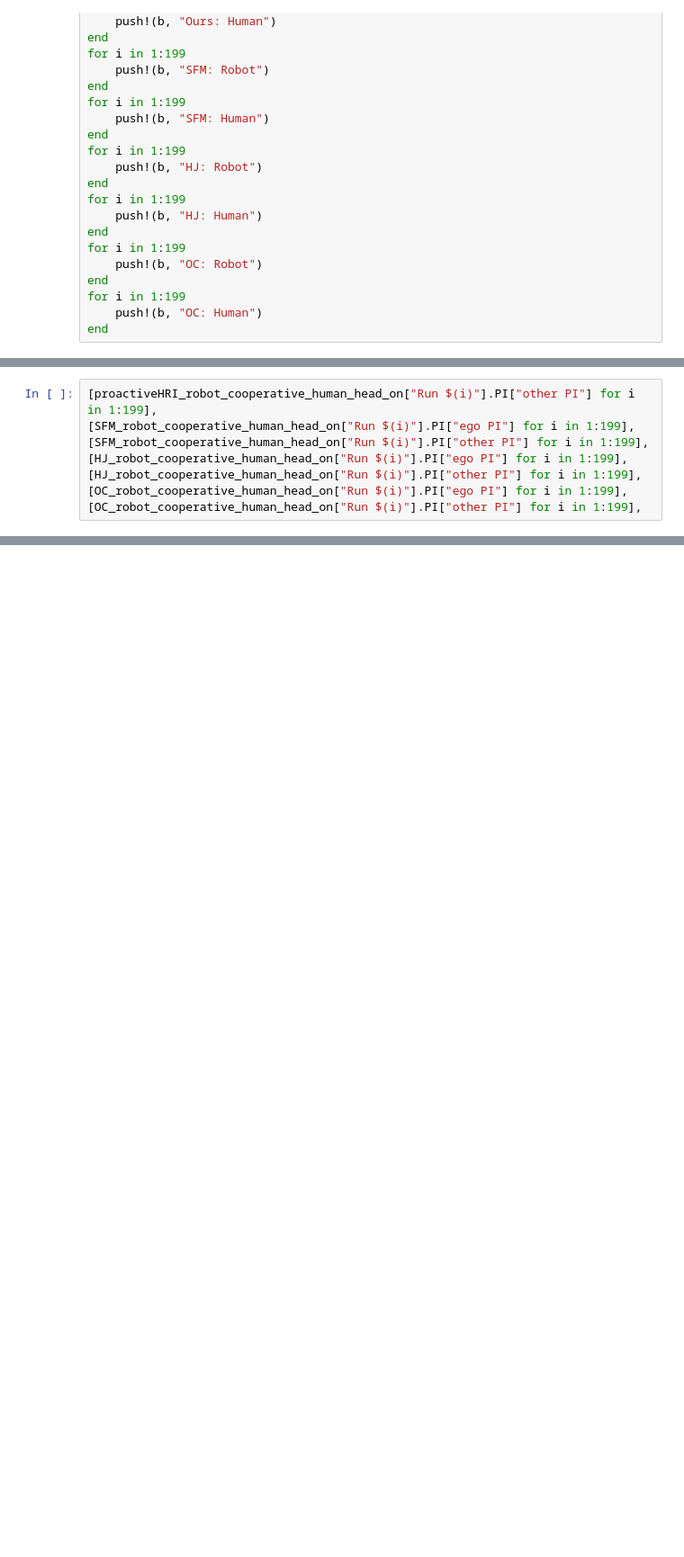
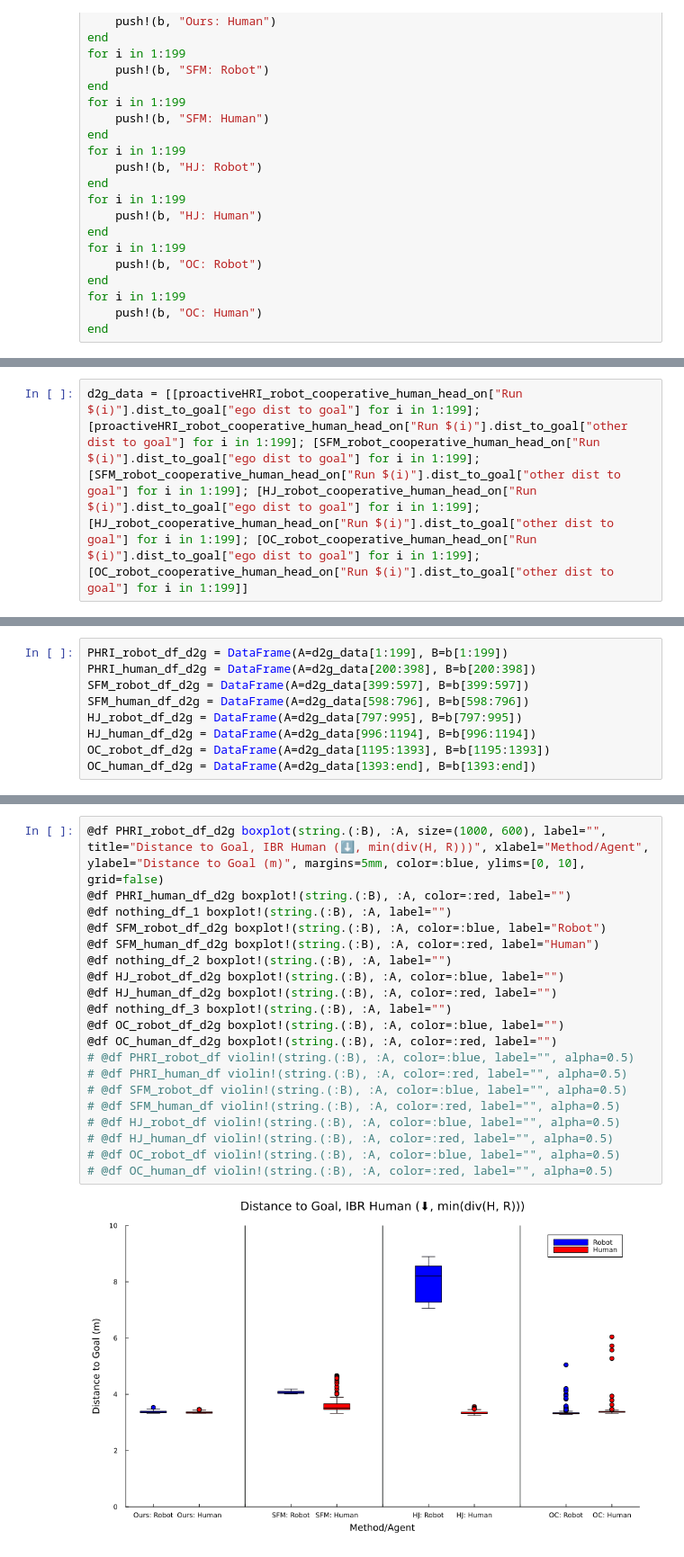
Before and after one commit to UW-CTRL/PHRI.jl, a Jupyter notebook: src/data_analysis.ipynb, the cells around one changed output, grey strips where cells are left out. Shown at 90% size. Drawn from its saved outputs; the diff is of its cells as text; blank space fills up the shorter version.

```diff
--- a/src/data_analysis.ipynb
+++ b/src/data_analysis.ipynb
@@ -192,8 +300,2 @@ boxplot!(plot, [OC_robot_cooperative_human_head_on["Run $(i)"].PI["other PI"] fo
 # %%
-[proactiveHRI_robot_cooperative_human_head_on["Run $(i)"].PI["other PI"] for i in 1:199],
-[SFM_robot_cooperative_human_head_on["Run $(i)"].PI["ego PI"] for i in 1:199],
-[SFM_robot_cooperative_human_head_on["Run $(i)"].PI["other PI"] for i in 1:199],
-[HJ_robot_cooperative_human_head_on["Run $(i)"].PI["ego PI"] for i in 1:199],
-[HJ_robot_cooperative_human_head_on["Run $(i)"].PI["other PI"] for i in 1:199],
-[OC_robot_cooperative_human_head_on["Run $(i)"].PI["ego PI"] for i in 1:199],
-[OC_robot_cooperative_human_head_on["Run $(i)"].PI["other PI"] for i in 1:199],
+d2g_data = [[proactiveHRI_robot_cooperative_human_head_on["Run $(i)"].dist_to_goal["ego dist to goal"] for i in 1:199];[proactiveHRI_robot_cooperative_human_head_on["Run $(i)"].dist_to_goal["other dist to goal"] for i in 1:199]; [SFM_robot_cooperative_human_head_on["Run $(i)"].dist_to_goal["ego dist to goal"] for i in 1:199]; [SFM_robot_cooperative_human_head_on["Run $(i)"].dist_to_goal["other dist to goal"] for i in 1:199]; [HJ_robot_cooperative_human_head_on["Run $(i)"].dist_to_goal["ego dist to goal"] for i in 1:199]; [HJ_robot_cooperative_human_head_on["Run $(i)"].dist_to_goal["other dist to goal"] for i in 1:199]; [OC_robot_cooperative_human_head_on["Run $(i)"].dist_to_goal["ego dist to goal"] for i in 1:199]; [OC_robot_cooperative_human_head_on["Run $(i)"].dist_to_goal["other dist to goal"] for i in 1:199]]
@@ -199,0 +320,9 @@ boxplot!(plot, [OC_robot_cooperative_human_head_on["Run $(i)"].PI["other PI"] fo
+# %%
+PHRI_robot_df_d2g = DataFrame(A=d2g_data[1:199], B=b[1:199])
+PHRI_human_df_d2g = DataFrame(A=d2g_data[200:398], B=b[200:398])
+SFM_robot_df_d2g = DataFrame(A=d2g_data[399:597], B=b[399:597])
+SFM_human_df_d2g = DataFrame(A=d2g_data[598:796], B=b[598:796])
+HJ_robot_df_d2g = DataFrame(A=d2g_data[797:995], B=b[797:995])
+HJ_human_df_d2g = DataFrame(A=d2g_data[996:1194], B=b[996:1194])
+OC_robot_df_d2g = DataFrame(A=d2g_data[1195:1393], B=b[1195:1393])
+OC_human_df_d2g = DataFrame(A=d2g_data[1393:end], B=b[1393:end])
@@ -199,0 +350,22 @@ boxplot!(plot, [OC_robot_cooperative_human_head_on["Run $(i)"].PI["other PI"] fo
+# %%
+@df PHRI_robot_df_d2g boxplot(string.(:B), :A, size=(1000, 600), label="", title="Distance to Goal, IBR Human (⬇, min(div(H, R)))", xlabel="Method/Agent", ylabel="Distance to Goal (m)", margins=5mm, color=:blue, ylims=[0, 10], grid=false)
+@df PHRI_human_df_d2g boxplot!(string.(:B), :A, color=:red, label="")
+@df nothing_df_1 boxplot!(string.(:B), :A, label="")
+@df SFM_robot_df_d2g boxplot!(string.(:B), :A, color=:blue, label="Robot")
+@df SFM_human_df_d2g boxplot!(string.(:B), :A, color=:red, label="Human")
+@df nothing_df_2 boxplot!(string.(:B), :A, label="")
+@df HJ_robot_df_d2g boxplot!(string.(:B), :A, color=:blue, label="")
+@df HJ_human_df_d2g boxplot!(string.(:B), :A, color=:red, label="")
+@df nothing_df_3 boxplot!(string.(:B), :A, label="")
+@df OC_robot_df_d2g boxplot!(string.(:B), :A, color=:blue, label="")
+@df OC_human_df_d2g boxplot!(string.(:B), :A, color=:red, label="")
+# @df PHRI_robot_df violin!(string.(:B), :A, color=:blue, label="", alpha=0.5)
+# @df PHRI_human_df violin!(string.(:B), :A, color=:red, label="", alpha=0.5)
+# @df SFM_robot_df violin!(string.(:B), :A, color=:blue, label="", alpha=0.5)
+# @df SFM_human_df violin!(string.(:B), :A, color=:red, label="", alpha=0.5)
+# @df HJ_robot_df violin!(string.(:B), :A, color=:blue, label="", alpha=0.5)
+# @df HJ_human_df violin!(string.(:B), :A, color=:red, label="", alpha=0.5)
+# @df OC_robot_df violin!(string.(:B), :A, color=:blue, label="", alpha=0.5)
+# @df OC_human_df violin!(string.(:B), :A, color=:red, label="", alpha=0.5)
+# %% [output]
+[figure, added]
```
Also changed, not shown: parts of 18 cells of this notebook.
